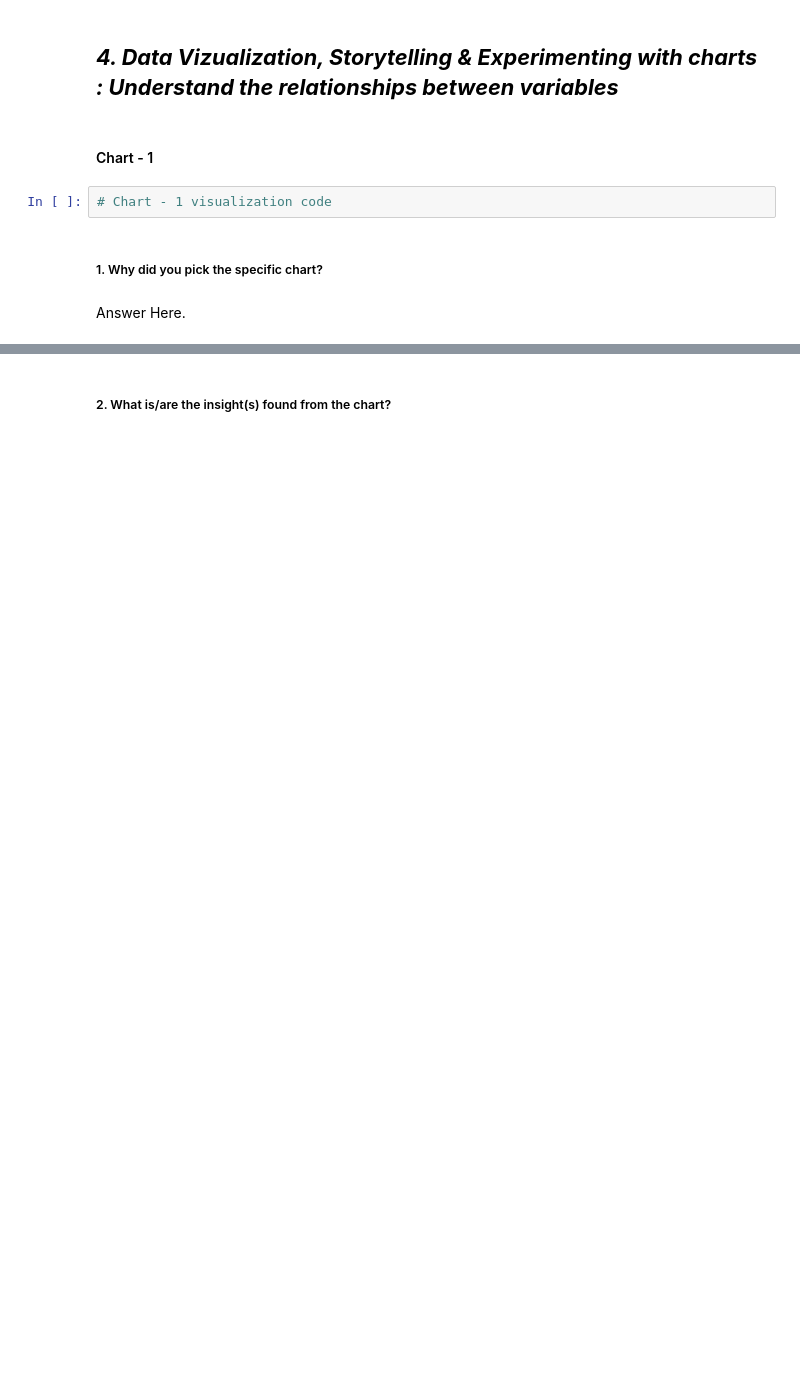
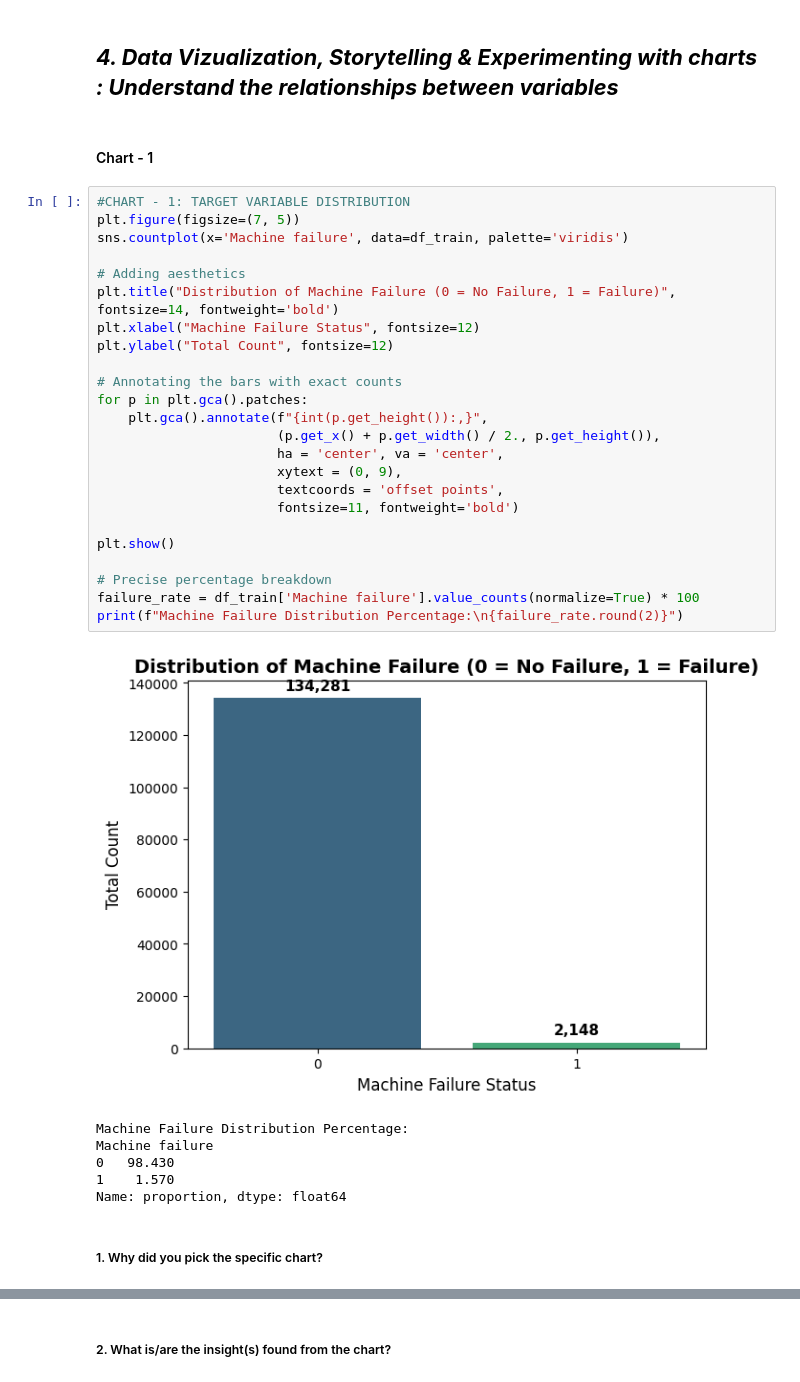
Before and after one commit to Nikkkhhill97/Tata_Steel_Machine_Failure_Prediction, a Jupyter notebook: Tata_Steel_Machine_Failure_Prediction.ipynb, the cells around one changed output, grey strips where cells are left out. Cells and saved outputs as stored; diff of their text form; blank space fills up the shorter version.

```diff
--- a/Tata_Steel_Machine_Failure_Prediction.ipynb
+++ b/Tata_Steel_Machine_Failure_Prediction.ipynb
@@ -357,9 +623,36 @@ Answer Here.
 ## ***4. Data Vizualization, Storytelling & Experimenting with charts : Understand the relationships between variables***
 # %% [markdown]
 #### Chart - 1
-# %%
-# Chart - 1 visualization code
+# %%
+#CHART - 1: TARGET VARIABLE DISTRIBUTION
+plt.figure(figsize=(7, 5))
+sns.countplot(x='Machine failure', data=df_train, palette='viridis')
+
+# Adding aesthetics
+plt.title("Distribution of Machine Failure (0 = No Failure, 1 = Failure)", fontsize=14, fontweight='bold')
+plt.xlabel("Machine Failure Status", fontsize=12)
+plt.ylabel("Total Count", fontsize=12)
+
+# Annotating the bars with exact counts
+for p in plt.gca().patches:
+    plt.gca().annotate(f"{int(p.get_height()):,}",
+                       (p.get_x() + p.get_width() / 2., p.get_height()),
+                       ha = 'center', va = 'center',
+                       xytext = (0, 9),
+                       textcoords = 'offset points',
+                       fontsize=11, fontweight='bold')
+
+plt.show()
+
+# Precise percentage breakdown
+failure_rate = df_train['Machine failure'].value_counts(normalize=True) * 100
+print(f"Machine Failure Distribution Percentage:\n{failure_rate.round(2)}")
+# %% [output]
+[figure, added]
+Machine Failure Distribution Percentage:
+Machine failure
+0   98.430
+1    1.570
+Name: proportion, dtype: float64
 # %% [markdown]
 ##### 1. Why did you pick the specific chart?
-# %% [markdown]
-Answer Here.
```
Also changed, not shown: parts of 23 cells of this notebook.
